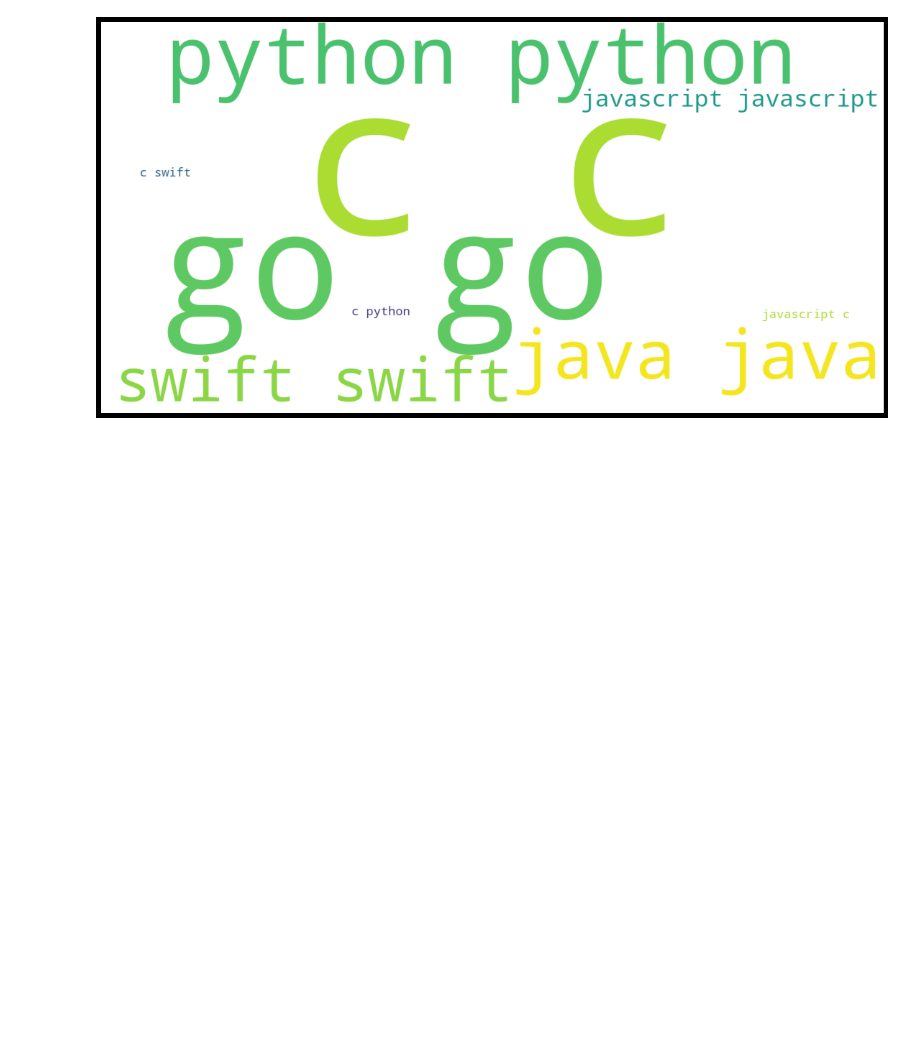
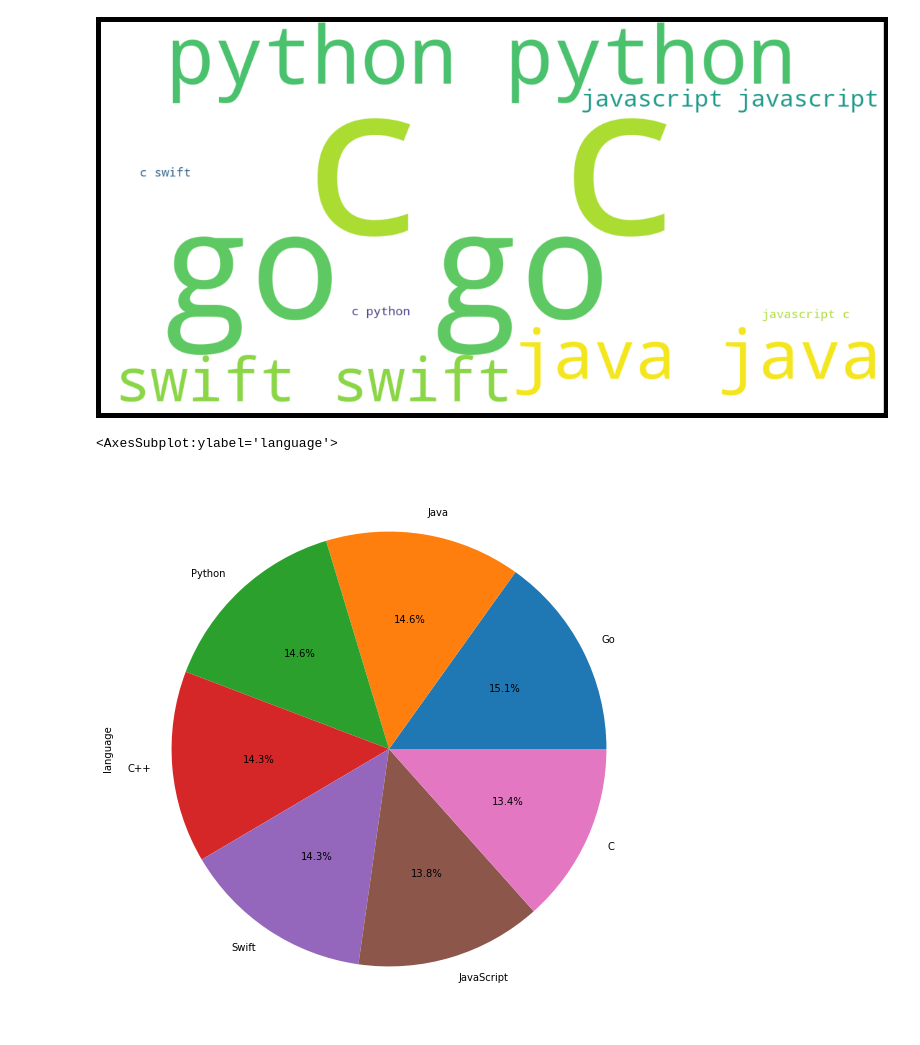
Before and after one commit to CANDLES-NLP/readme-nlp-classification, a Jupyter notebook: James' Notebook.ipynb, the cells around one changed output. Saved outputs shown, nothing was run; the diff lists cells and outputs as text; code cells hidden in the pictures; blank space fills up the shorter version.

Commit message:
add visuals to explore

```diff
--- a/James' Notebook.ipynb
+++ b/James' Notebook.ipynb
@@ -172,3 +188,10 @@ plt.axis("off")
 # %% [output]
 (-0.5, 1599.5, 799.5, -0.5)
 [figure]
+# %%
+# making a pie chart of all the languages
+plt.figure(figsize=(20,10))
+df['language'].value_counts().head(10).plot.pie(autopct='%1.1f%%')
+# %% [output]
+<AxesSubplot:ylabel='language'>
+[figure, added]
```
Also changed, not shown: parts of 19 cells of this notebook.
